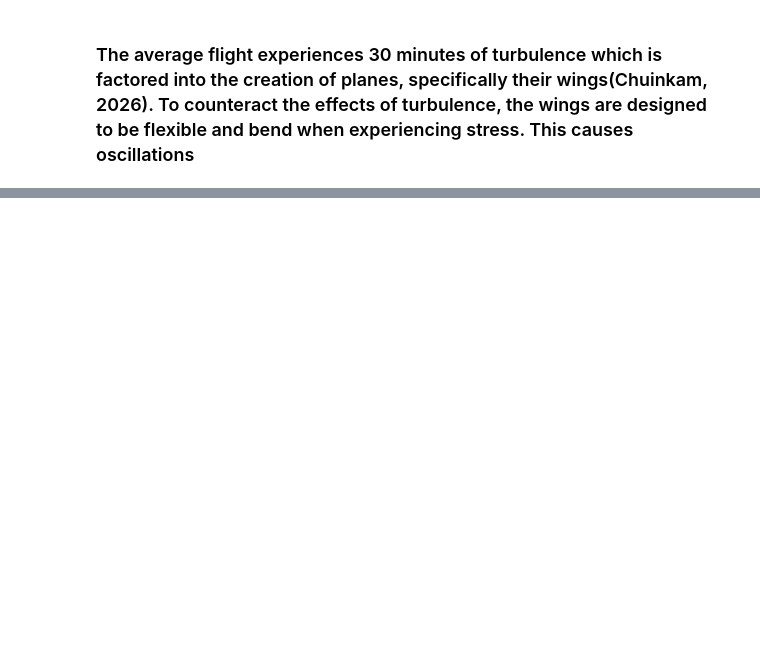
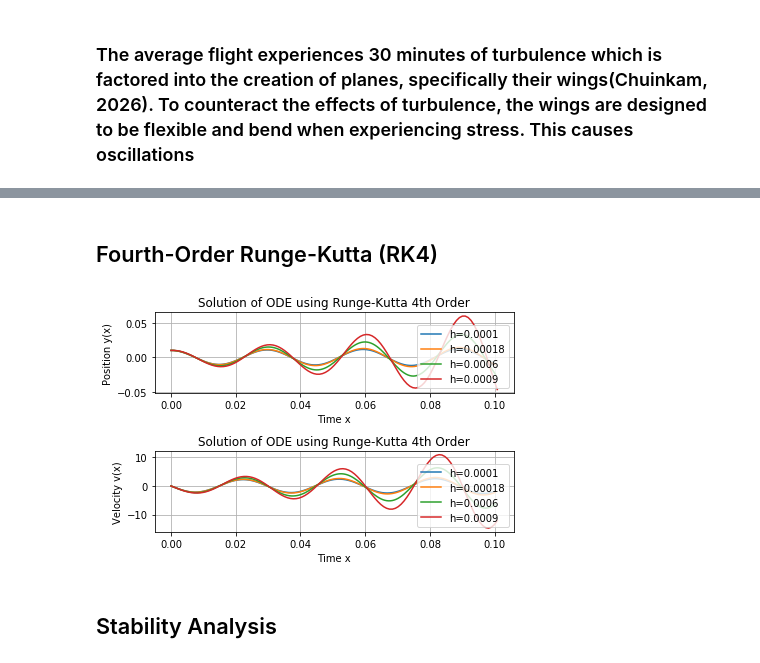
Before and after one commit to sk65556/coe311K, a Jupyter notebook: Kaba_Saran_COE311K_FinalProject1.ipynb, the cells around one changed output, grey strips where cells are left out. Cells and saved outputs as stored; diff of their text form; code cells hidden in the pictures; blank space fills up the shorter version.

```diff
--- a/Kaba_Saran_COE311K_FinalProject1.ipynb
+++ b/Kaba_Saran_COE311K_FinalProject1.ipynb
@@ -57,0 +77,69 @@ plt.show()
+# %% [markdown]
+## Fourth-Order Runge-Kutta (RK4)
+# %%
+# Define the function
+def f(c,vr,k,yr):
+    return (-c*vr-k*yr)/m
+# Implement the RK4 method
+def runge_kutta_4(f, y0, x0, xf, h,v0):
+    # Create an array for time steps
+    x_values = np.arange(x0, xf + h, h)
+    y_values = np.zeros(len(x_values))
+    v_values=np.zeros(len(x_values))
+    error=[]
+    # Set the initial condition
+    y_values[0] = y0
+    v_values[0]=v0
+    # Perform the RK4 iteration
+    for i in range(1, len(x_values)):
+        y = y_values[i - 1]
+        v = v_values[i - 1]
+        k1 = h*v
+        r1=h * f(c,v,k,y)
+        k2 = h * (v+h/2*r1)
+        r2=h * f(c,v+h/2*r1,k,y+h/2*k1)
+        k3 =h*(v+h/2*r2)
+        r3=h * f(c,v+h/2*r2,k,y+h/2*k2)
+        k4 =h*(v+h*r3)
+        r4=h * f(c,v+h*r3,k,y+h*k3)
+        # Update y based on the RK4 formula
+        y_values[i] = y + (k1 + 2 * k2 + 2 * k3 + k4) / 6
+        v_values[i]=v+(r1+2*r2+2*r3+r4)/6
+
+        #Calculate error
+        an_solution=analytical_solution(x_values[i])
+        error.append(np.abs(an_solution-y_values[i]))
+
+    return x_values,y_values, v_values,error
+
+fig,(oner,twor)=plt.subplots(2,1)
+
+rk_error=[]
+for j in h:
+    # Run the RK4 solver
+    xr_values,yr_values, vr_values,rerror = runge_kutta_4(f, y_0, x_start, x_end, j,v_0)
+
+    #calculate error
+    rk_error.append(np.mean(rerror))
+
+    # Plot the results
+    oner.plot(xr_values, yr_values, label=f'h={j}')
+    twor.plot(xr_values, vr_values, label=f'h={j}')
+oner.set_xlabel('Time x')
+oner.set_ylabel('Position y(x)')
+oner.set_title('Solution of ODE using Runge-Kutta 4th Order')
+oner.legend()
+oner.grid(True)
+
+twor.set_xlabel('Time x')
+twor.set_ylabel('Velocity v(x)')
+twor.set_title('Solution of ODE using Runge-Kutta 4th Order')
+twor.legend()
+twor.grid(True)
+
+plt.tight_layout()
+plt.show()
+# %% [output]
+[figure, added]
+# %% [markdown]
+## Stability Analysis
```
Also changed, not shown: parts of 11 cells of this notebook, 3 other files.
